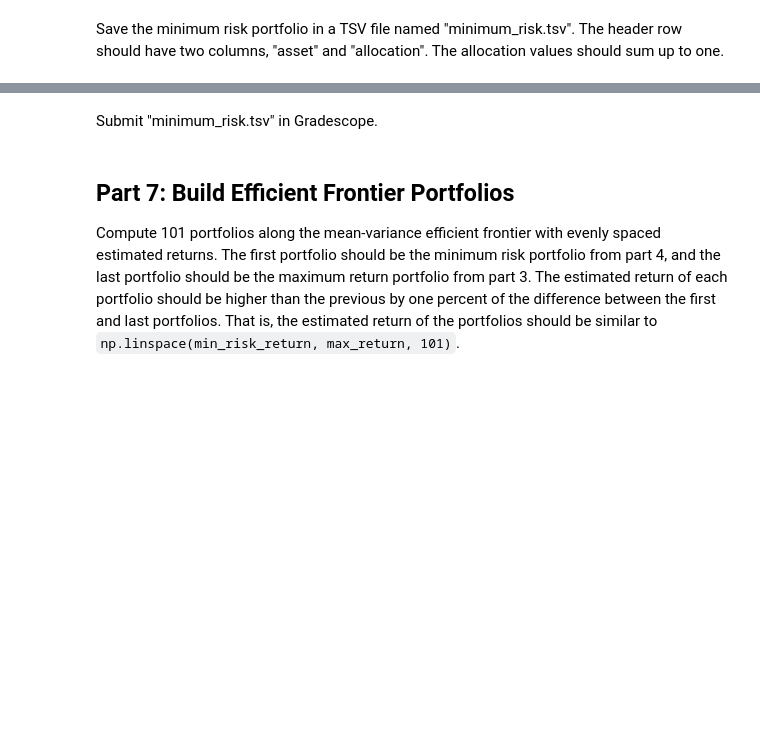
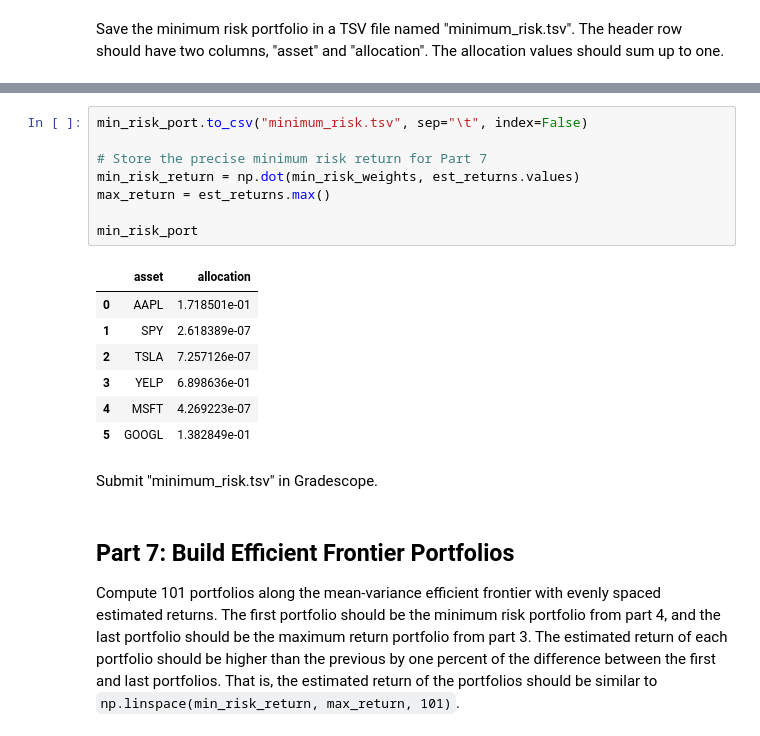
Before and after one commit to yy714x/dx704-project-01, a Jupyter notebook: dx704-project-01.ipynb, the cells around one changed output, grey strips where cells are left out. Cells and saved outputs as stored; diff of their text form; blank space fills up the shorter version.

```diff
--- a/dx704-project-01.ipynb
+++ b/dx704-project-01.ipynb
@@ -276,3 +227,19 @@ Ellipsis
+# %%
+min_risk_port.to_csv("minimum_risk.tsv", sep="\t", index=False)
+
+# Store the precise minimum risk return for Part 7
+min_risk_return = np.dot(min_risk_weights, est_returns.values)
+max_return = est_returns.max()
+
+min_risk_port
+# %% [output]
+|  | asset | allocation |
+| 0 | AAPL | 1.718501e-01 |
+| 1 | SPY | 2.618389e-07 |
+| 2 | TSLA | 7.257126e-07 |
+| 3 | YELP | 6.898636e-01 |
+| 4 | MSFT | 4.269223e-07 |
+| 5 | GOOGL | 1.382849e-01 |
 # %% [markdown]
 Submit "minimum_risk.tsv" in Gradescope.
 # %% [markdown]
```
Also changed, not shown: parts of 26 cells of this notebook, 3 other files.
